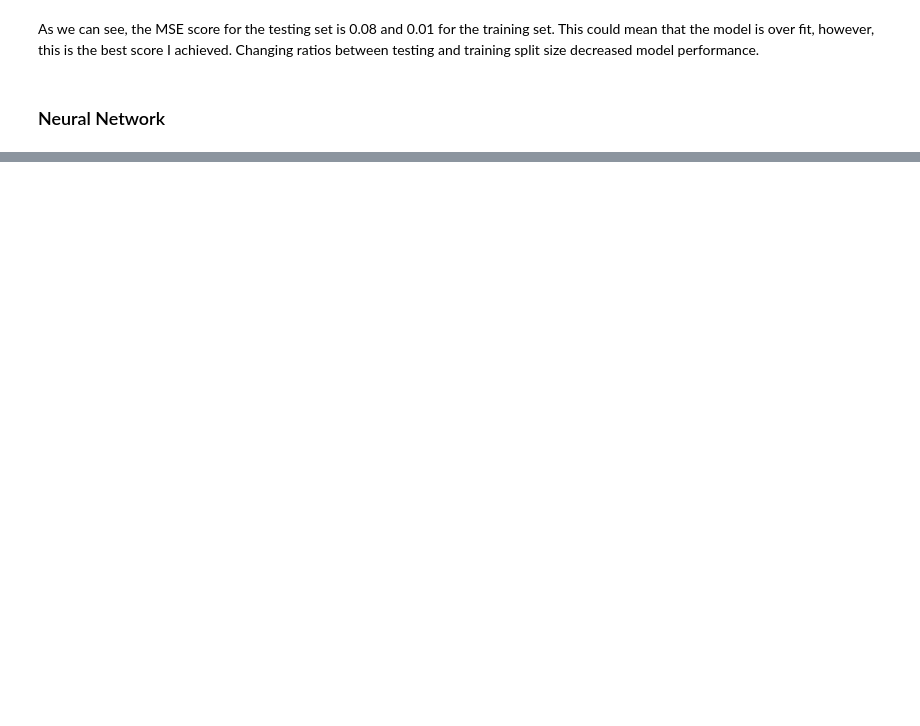
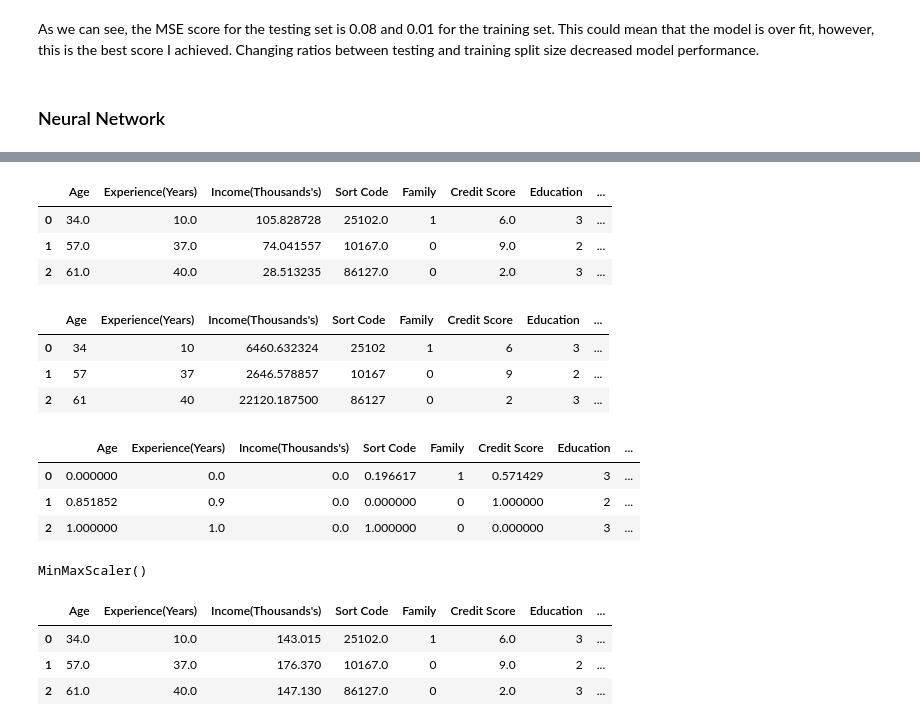
Before and after one commit to 2020358/ml_ca2, a Jupyter notebook: Robert_Szlufik_ML_CA2.ipynb, the cells around one changed output, grey strips where cells are left out. Saved outputs shown, nothing was run; the diff lists cells and outputs as text; code cells hidden in the pictures; blank space fills up the shorter version.

```diff
--- a/Robert_Szlufik_ML_CA2.ipynb
+++ b/Robert_Szlufik_ML_CA2.ipynb
@@ -350,9 +351,9 @@ best_params
 # %% [markdown]
 Training final model with the best parameters found in the grid search and obtaining final MSE score.
 # %%
-model = RandomForestRegressor(**best_params)
+model_rf = RandomForestRegressor(**best_params)
 
-model.fit(X_train, y_train)
+model_rf.fit(X_train, y_train)
 # %% [output]
 RandomForestRegressor(n_estimators=200)
 # %% [markdown]
@@ -523,0 +468,2 @@ users.head()
+# %%
+df = pd.read_csv("./BankRecords.csv")
@@ -523,0 +515,3 @@ users.head()
+# %%
+predictions_nn = model_nn.predict(users_nn.drop(columns="Income(Thousands's)"))
+users_nn["Income(Thousands's)"] = predictions_nn
@@ -523,0 +520,10 @@ users.head()
+# %%
+users_nn[column_to_scale] = scaler.fit_transform(users_nn[column_to_scale])
+predictions_nn = model_nn.predict(users_nn.drop(columns="Income(Thousands's)"))
+scaler_income = MinMaxScaler()
+scaler_income.fit(pd.DataFrame(df["Income(Thousands\'s)"]))
+rescaled_income_nn = scaler_income.inverse_transform(predictions_nn.reshape(-1,1))
+users_nn[column_to_scale] = scaler.inverse_transform(users_nn[column_to_scale])
+users_nn["Income(Thousands\'s)"] = rescaled_income_nn
+users_nn
+# %% [output]
@@ -523,0 +531,11 @@ users.head()
+|  | Age | Experience(Years) | Income(Thousands's) | Sort Code | Family | Credit Score | Education | ... |
+| 0 | 34.0 | 10.0 | 105.828728 | 25102.0 | 1 | 6.0 | 3 | ... |
+| 1 | 57.0 | 37.0 | 74.041557 | 10167.0 | 0 | 9.0 | 2 | ... |
+| 2 | 61.0 | 40.0 | 28.513235 | 86127.0 | 0 | 2.0 | 3 | ... |
+# %%
+users_nn
+# %% [output]
+|  | Age | Experience(Years) | Income(Thousands's) | Sort Code | Family | Credit Score | Education | ... |
+| 0 | 34 | 10 | 6460.632324 | 25102 | 1 | 6 | 3 | ... |
+| 1 | 57 | 37 | 2646.578857 | 10167 | 0 | 9 | 2 | ... |
+| 2 | 61 | 40 | 22120.187500 | 86127 | 0 | 2 | 3 | ... |
@@ -523,0 +544,7 @@ users.head()
+# %%
+users_rf
+# %% [output]
+|  | Age | Experience(Years) | Income(Thousands's) | Sort Code | Family | Credit Score | Education | ... |
+| 0 | 0.000000 | 0.0 | 0.0 | 0.196617 | 1 | 0.571429 | 3 | ... |
+| 1 | 0.851852 | 0.9 | 0.0 | 0.000000 | 0 | 1.000000 | 2 | ... |
+| 2 | 1.000000 | 1.0 | 0.0 | 1.000000 | 0 | 0.000000 | 3 | ... |
@@ -523,0 +553,5 @@ users.head()
+# %%
+scaler_income = MinMaxScaler()
+scaler_income.fit(pd.DataFrame(df["Income(Thousands\'s)"]))
+# %% [output]
+MinMaxScaler()
@@ -523,0 +564,7 @@ users.head()
+# %%
+users_rf
+# %% [output]
+|  | Age | Experience(Years) | Income(Thousands's) | Sort Code | Family | Credit Score | Education | ... |
+| 0 | 34.0 | 10.0 | 143.015 | 25102.0 | 1 | 6.0 | 3 | ... |
+| 1 | 57.0 | 37.0 | 176.370 | 10167.0 | 0 | 9.0 | 2 | ... |
+| 2 | 61.0 | 40.0 | 147.130 | 86127.0 | 0 | 2.0 | 3 | ... |
```
Also changed, not shown: parts of 45 cells of this notebook.
